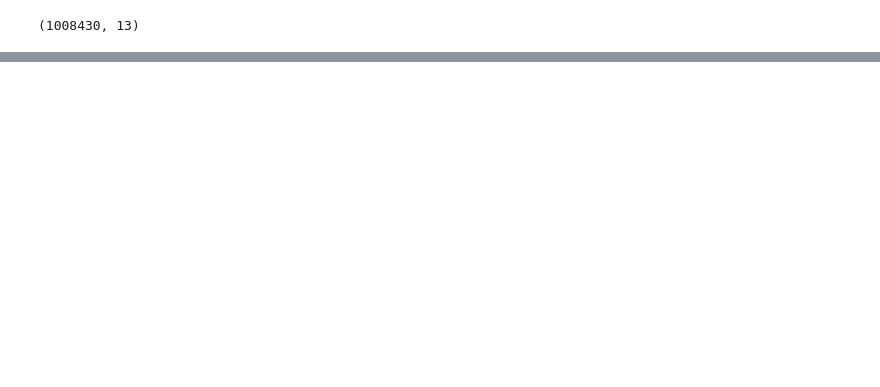
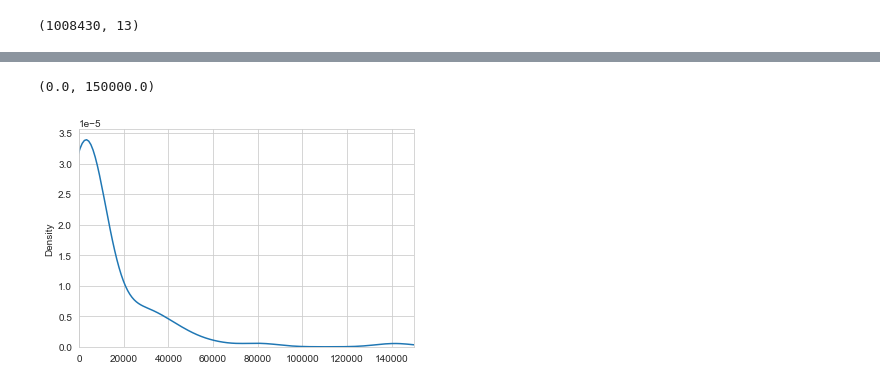
Before and after one commit to madrivers/Data_Bootcamp_Final_Project, a Jupyter notebook: gdp_pop_model/olympic_wb.ipynb, the cells around one changed output, grey strips where cells are left out. Saved outputs shown, nothing was run; the diff lists cells and outputs as text; code cells hidden in the pictures; blank space fills up the shorter version.

```diff
--- a/gdp_pop_model/olympic_wb.ipynb
+++ b/gdp_pop_model/olympic_wb.ipynb
@@ -194,0 +385,11 @@ olympic_wb.shape
+# %%
+# Determine which values to replace
+replace_locations = list(country_counts[country_counts < 1000].index)
+
+# Replace in DataFrame
+for country in replace_locations:
+    olympic_wb.game_location = olympic_wb.game_location.replace(country,"Other")
+
+
+# Check to make sure binning was successful
+olympic_wb.game_location.value_counts()
@@ -194,0 +414,3 @@ olympic_wb.shape
+# %%
+titles = olympic_wb.discipline_title.value_counts()
+titles
@@ -194,0 +430,8 @@ olympic_wb.shape
+# %%
+#checking density
+sns.set_style('whitegrid')
+gfg = sns.kdeplot(np.array(titles))
+gfg.set_xlim(0, 150000)
+# %% [output]
+(0.0, 150000.0)
+[figure, added]
```
Also changed, not shown: parts of 30 cells of this notebook.
